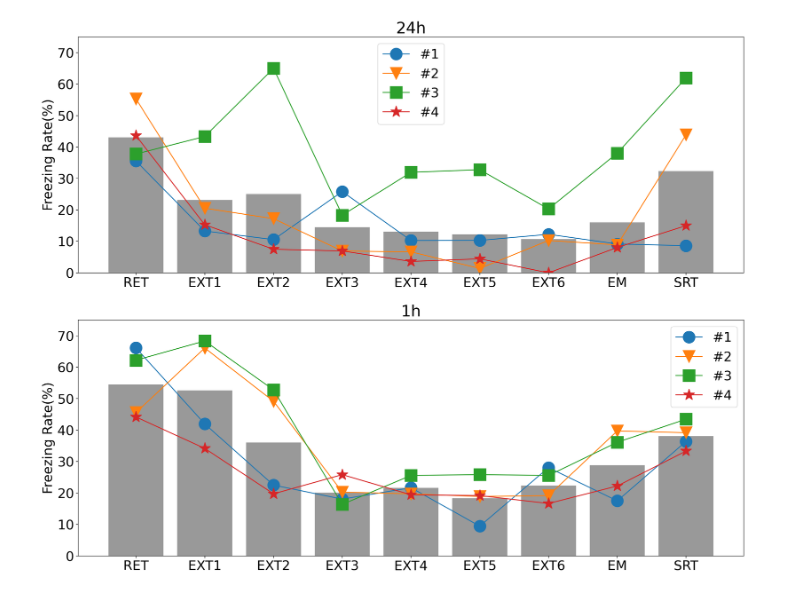
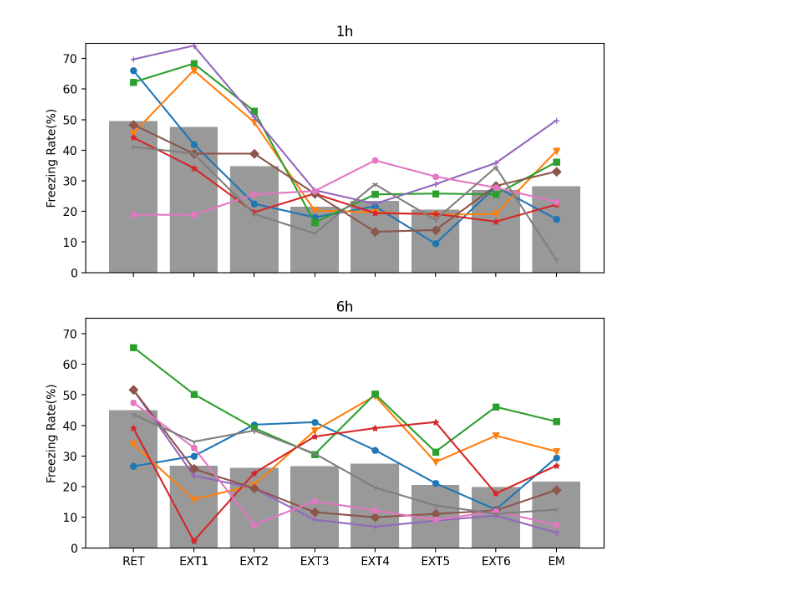
Before and after one commit to m11o/lablib-notebook, a Jupyter notebook: notebooks/fluorine/view_freezing_rate_graph.ipynb, the cells around one changed output. Drawn from its saved outputs; the diff is of its cells as text; code cells hidden in the pictures.

```diff
--- a/notebooks/fluorine/view_freezing_rate_graph.ipynb
+++ b/notebooks/fluorine/view_freezing_rate_graph.ipynb
@@ -23,18 +23,18 @@ df.loc[:, ['24h_RET', '1h_RET', '6h_RET']].mean().to_numpy()
 array([43.0625    , 54.51666667, 41.32083334])
 # %%
-labels = np.array(['24h', '1h'])
+labels = np.array(['24h', '1h', '6h'])
 
-ret = df.loc[:, ['24h_RET', '1h_RET']]
-ext = df.loc[:, ['24h_EXT', '1h_EXT']]
-em  = df.loc[:, ['24h_EM', '1h_EM']]
-srt = df.loc[:, ['24h_SRT', '1h_SRT']]
+ret = df.loc[:, ['24h_RET', '1h_RET', '6h_RET']]
+ext = df.loc[:, ['24h_EXT', '1h_EXT', '6h_EXT']]
+em  = df.loc[:, ['24h_EM', '1h_EM', '6h_EM']]
+srt = df.loc[:, ['24h_SRT', '1h_SRT', '6h_SRT']]
 
 ret_mean, ret_sem = ret.mean(), ret.sem()
 ext_mean, ext_sem = ext.mean(), ext.sem()
 em_mean, em_sem   = em.mean(), em.sem()
 srt_mean, srt_sem = srt.mean(), srt.sem()
 
-left = np.arange(-0.1, 1.1, 1.0)
+left = np.arange(-0.1, 2.1, 1.0)
 width = 0.20
 
 fig, ax = plt.subplots(figsize=(5, 5), dpi=200)
@@ -43,7 +43,7 @@ ax.bar(x=left - width, height=ret_mean, yerr=ret_sem, capsize=2, width=width, la
 ax.bar(x=left, height=ext_mean, yerr=ext_sem, capsize=2, width=width, label='Ext', align='center', color='tomato')
 ax.bar(x=left + width, height=em_mean, yerr=em_sem, capsize=2, width=width, label='EM', align='center', color='yellowgreen')
 ax.bar(x=left + (width * 2), height=srt_mean, yerr=srt_sem, capsize=2, width=width, label='SRT', align='center', color='lightslategray')
-ax.set_xticks([0.0, 1.0])
+ax.set_xticks([0.0, 1.0, 2.0])
 ax.set_xticklabels(labels=labels)
 
 plt.scatter([-0.25] * 4, ret.loc[:, '24h_RET'], c='lightsteelblue', zorder=12, s=15, marker='x')
@@ -56,8 +56,13 @@ plt.scatter([0.95] * 4, ext.loc[:, '1h_EXT'], c='lightpink', zorder=12, s=15, ma
 plt.scatter([1.15] * 4, em.loc[:, '1h_EM'], c='seagreen', zorder=12, s=15, marker='x')
 plt.scatter([1.35] * 4, srt.loc[:, '1h_SRT'], c='silver', zorder=12, s=15, marker='x')
 
+plt.scatter([1.75] * 4, ret.loc[:, '1h_RET'], c='lightsteelblue', zorder=12, s=15, marker='x')
+plt.scatter([1.95] * 4, ext.loc[:, '1h_EXT'], c='lightpink', zorder=12, s=15, marker='x')
+plt.scatter([2.15] * 4, em.loc[:, '1h_EM'], c='seagreen', zorder=12, s=15, marker='x')
+plt.scatter([2.35] * 4, srt.loc[:, '1h_SRT'], c='silver', zorder=12, s=15, marker='x')
+
 ax.set_ylim(0, 70)
-ax.set_xlim(-0.5, 1.5)
+ax.set_xlim(-0.7, 2.7)
 ax.set_ylabel('Freezing Rate(%)')
 ax.legend()
 fig.show()
@@ -125,34 +203,34 @@ df_6h
 # %%
-fig, axes = plt.subplots(2, figsize=(20, 16), dpi=200)
-iteritems = ['24h', '1h']
+fig, axes = plt.subplots(2, figsize=(8, 8), dpi=200, sharex=True)
+iteritems = ['1h', '6h']
+labels = ['#%d' % i for i in range(8)]
 for index, interval in enumerate(iteritems):
     ax = axes[index]
-    file_path = './resources/%s_result.csv' % interval
+    file_path = './resources/%s_result_n8.csv' % interval
     session_df = pd.read_csv(file_path)
-    session_df.set_axis(['#1', '#2', '#3', '#4'], axis=0, inplace=True)
+    session_df.set_axis(labels, axis=0, inplace=True)
     x = session_df.columns
-    makers = ['o', 'v', 's', '*']
+    makers = ['o', 'v', 's', '*', '+', 'D', '8', '1']
     for index, animal_number in enumerate(session_df.index):
         y = session_df.loc[animal_number, :]
-        ax.plot(x, y, label=animal_number, marker=makers[index], markersize=20.0)
+        ax.plot(x, y, label=animal_number, marker=makers[index], markersize=5.0)
 
     means = session_df.mean()
     bar_color = '0.6'
     ax.bar(x=0.0, height=means['RET'], color=bar_color)
     ax.bar(x=1.0, height=means['EXT1'], color=bar_color)
     ax.bar(x=2.0, height=means['EXT2'], color=bar_color)
     ax.bar(x=3.0, height=means['EXT3'], color=bar_color)
     ax.bar(x=4.0, height=means['EXT4'], color=bar_color)
     ax.bar(x=5.0, height=means['EXT5'], color=bar_color)
     ax.bar(x=6.0, height=means['EXT6'], color=bar_color)
     ax.bar(x=7.0, height=means['EM'], color=bar_color)
-    ax.bar(x=8.0, height=means['SRT'], color=bar_color)
 
     ax.set_title(interval)
     ax.set_ylabel('Freezing Rate(%)')
     ax.set_ylim(0, 75)
 
-    ax.legend()
+    #ax.legend(loc='upper center')
 plt.show()
 # %% [output]
-[figure, old version]
+[figure, new version]
```
Also changed, not shown: parts of 11 cells of this notebook, 15 other files.
